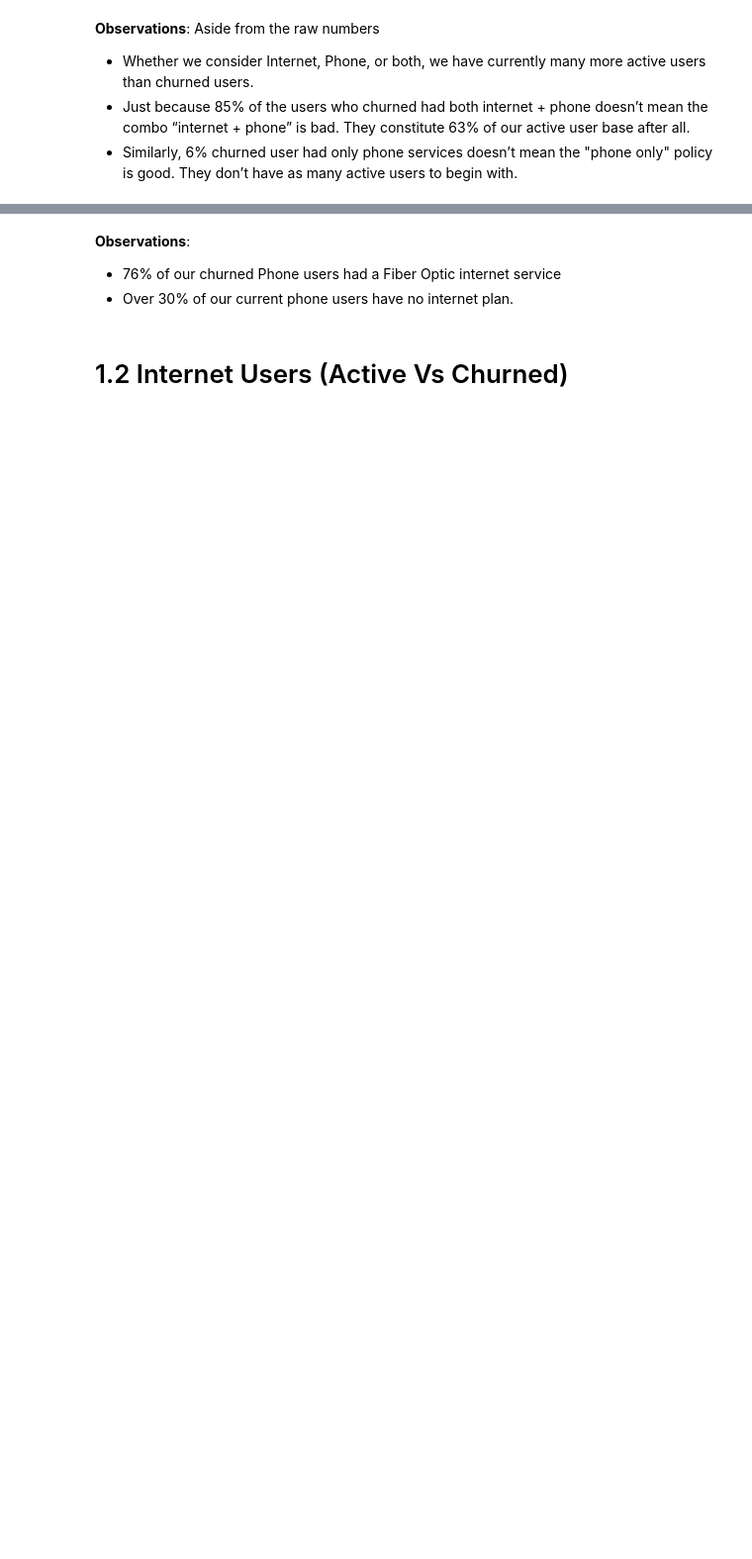
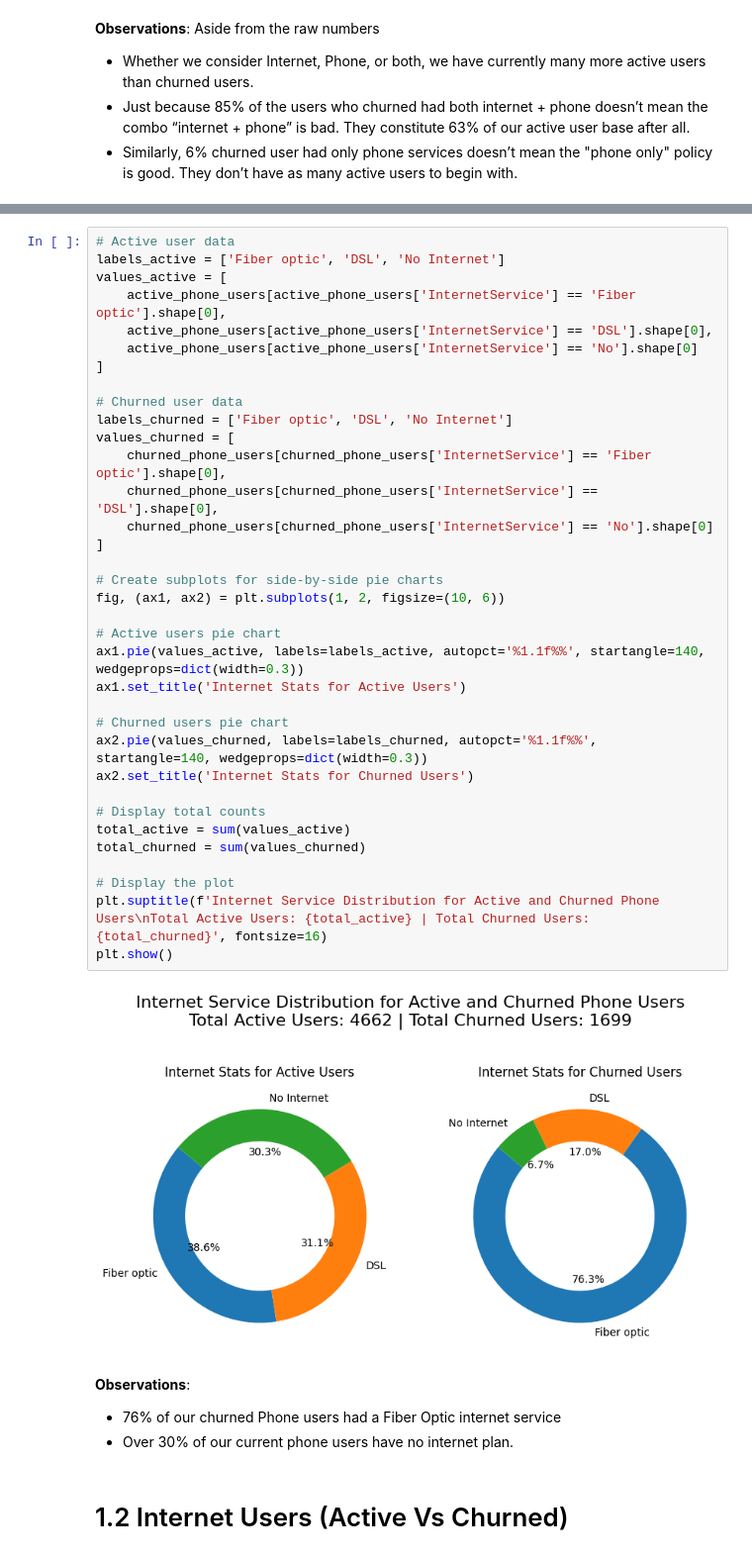
Before and after one commit to robinyUArizona/Customer-Churn-Hypothesis-Testing, a Jupyter notebook: notebooks/customer_churn_analysis.ipynb, the cells around one changed output, grey strips where cells are left out. Shown at 99% size. Drawn from its saved outputs; the diff is of its cells as text; blank space fills up the shorter version.

```diff
--- a/notebooks/customer_churn_analysis.ipynb
+++ b/notebooks/customer_churn_analysis.ipynb
@@ -196,3 +117,40 @@ iplot(fig)
+# %%
+# Active user data
+labels_active = ['Fiber optic', 'DSL', 'No Internet']
+values_active = [
+    active_phone_users[active_phone_users['InternetService'] == 'Fiber optic'].shape[0],
+    active_phone_users[active_phone_users['InternetService'] == 'DSL'].shape[0],
+    active_phone_users[active_phone_users['InternetService'] == 'No'].shape[0]
+]
+
+# Churned user data
+labels_churned = ['Fiber optic', 'DSL', 'No Internet']
+values_churned = [
+    churned_phone_users[churned_phone_users['InternetService'] == 'Fiber optic'].shape[0],
+    churned_phone_users[churned_phone_users['InternetService'] == 'DSL'].shape[0],
+    churned_phone_users[churned_phone_users['InternetService'] == 'No'].shape[0]
+]
+
+# Create subplots for side-by-side pie charts
+fig, (ax1, ax2) = plt.subplots(1, 2, figsize=(10, 6))
+
+# Active users pie chart
+ax1.pie(values_active, labels=labels_active, autopct='%1.1f%%', startangle=140, wedgeprops=dict(width=0.3))
+ax1.set_title('Internet Stats for Active Users')
+
+# Churned users pie chart
+ax2.pie(values_churned, labels=labels_churned, autopct='%1.1f%%', startangle=140, wedgeprops=dict(width=0.3))
+ax2.set_title('Internet Stats for Churned Users')
+
+# Display total counts
+total_active = sum(values_active)
+total_churned = sum(values_churned)
+
+# Display the plot
+plt.suptitle(f'Internet Service Distribution for Active and Churned Phone Users\nTotal Active Users: {total_active} | Total Churned Users: {total_churned}', fontsize=16)
+plt.show()
+# %% [output]
+[figure, added]
 # %% [markdown]
 **Observations**:
 - 76% of our churned Phone users had a Fiber Optic internet service
```
Also changed, not shown: parts of 29 cells of this notebook, 1 other file.
